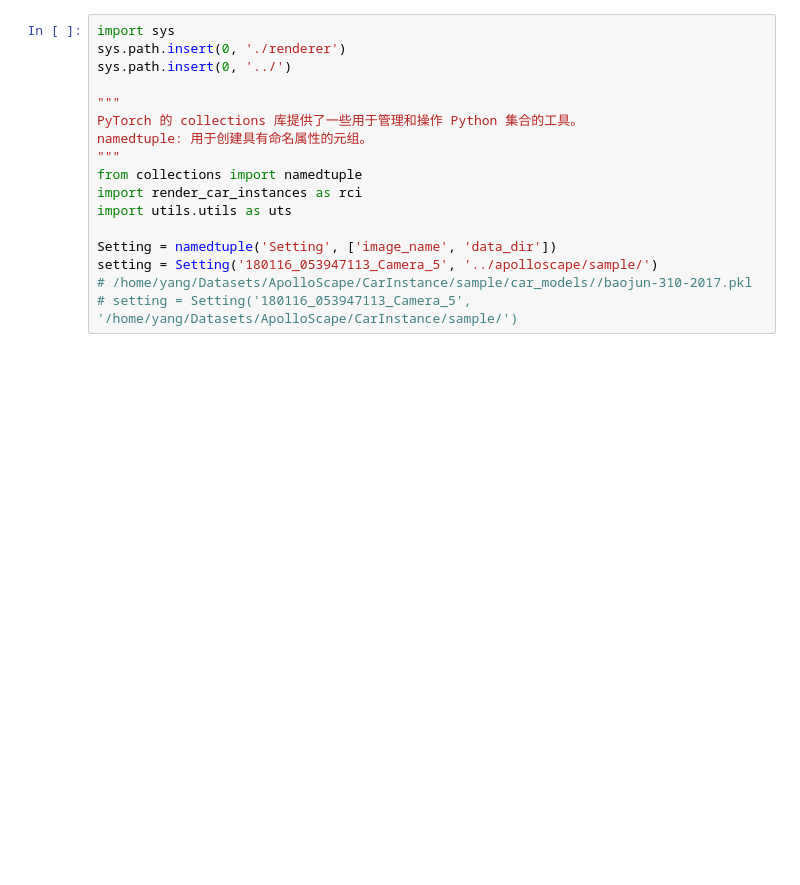
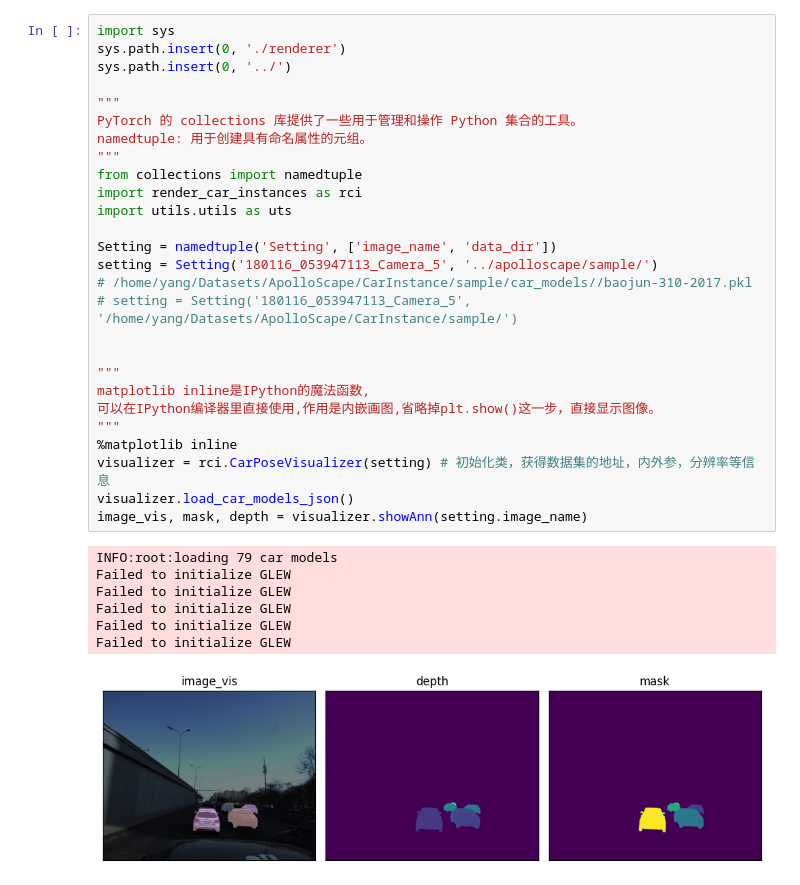
Before and after one commit to Fernweh-yang/SLAM_Code_Learning, a Jupyter notebook: Apollo-dataset-api/car_instance/demo.ipynb, the cells around one changed output. Cells and saved outputs as stored; diff of their text form; blank space fills up the shorter version.

```diff
--- a/Apollo-dataset-api/car_instance/demo.ipynb
+++ b/Apollo-dataset-api/car_instance/demo.ipynb
@@ -1,17 +1,35 @@
 # %%
 import sys
 sys.path.insert(0, './renderer')
 sys.path.insert(0, '../')
 
 """
 PyTorch 的 collections 库提供了一些用于管理和操作 Python 集合的工具。
 namedtuple: 用于创建具有命名属性的元组。
 """
 from collections import namedtuple
 import render_car_instances as rci
 import utils.utils as uts
 
 Setting = namedtuple('Setting', ['image_name', 'data_dir'])
 setting = Setting('180116_053947113_Camera_5', '../apolloscape/sample/')
 # /home/yang/Datasets/ApolloScape/CarInstance/sample/car_models//baojun-310-2017.pkl
 # setting = Setting('180116_053947113_Camera_5', '/home/yang/Datasets/ApolloScape/CarInstance/sample/')
+
+
+"""
+matplotlib inline是IPython的魔法函数,
+可以在IPython编译器里直接使用,作用是内嵌画图,省略掉plt.show()这一步，直接显示图像。
+"""
+%matplotlib inline
+visualizer = rci.CarPoseVisualizer(setting) # 初始化类，获得数据集的地址，内外参，分辨率等信息
+visualizer.load_car_models_json()
+image_vis, mask, depth = visualizer.showAnn(setting.image_name)
+# %% [output]
+INFO:root:loading 79 car models
+Failed to initialize GLEW
+Failed to initialize GLEW
+Failed to initialize GLEW
+Failed to initialize GLEW
+Failed to initialize GLEW
+[figure, added]
```
Also changed, not shown: parts of 2 cells of this notebook, 5 other files.
